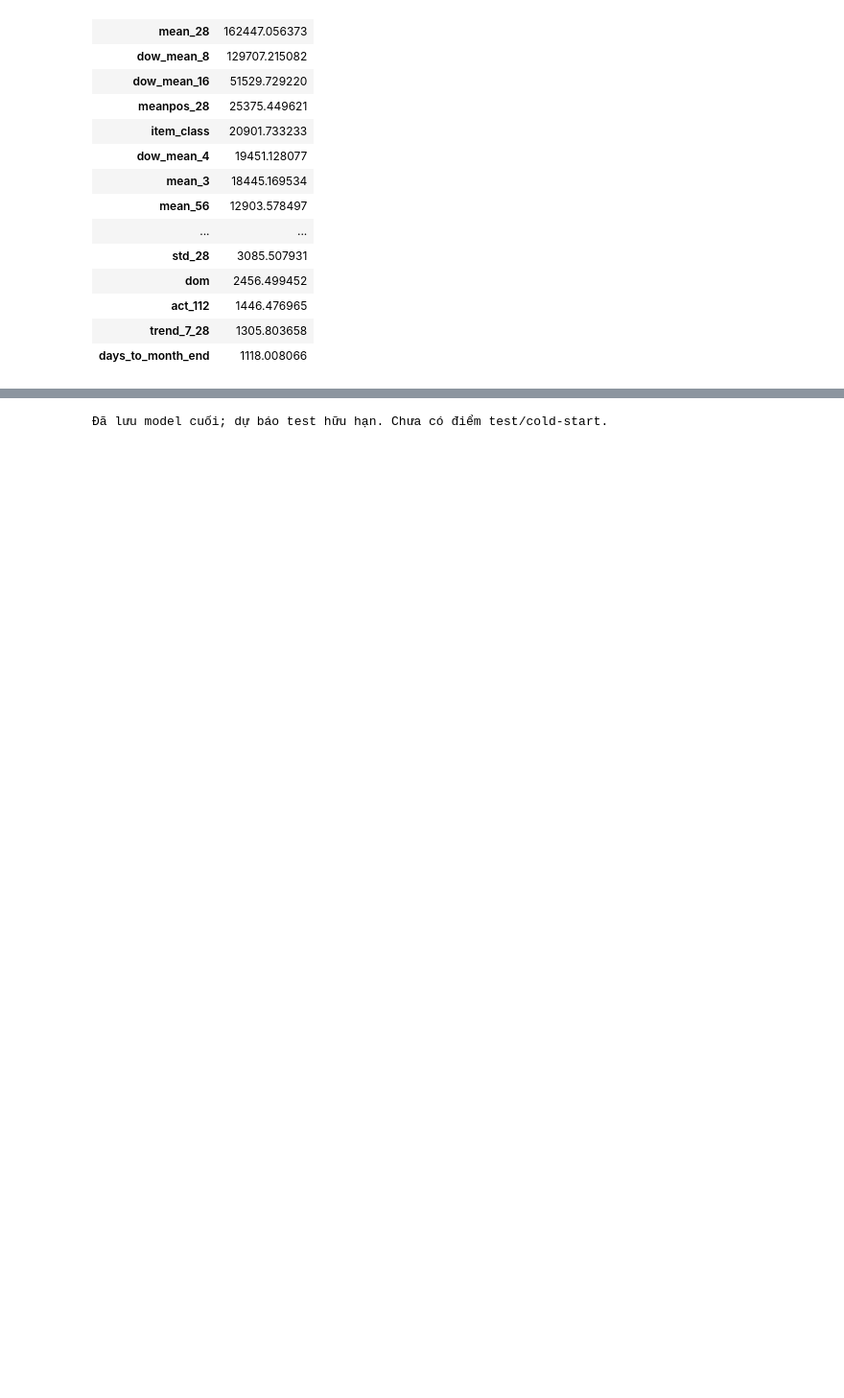
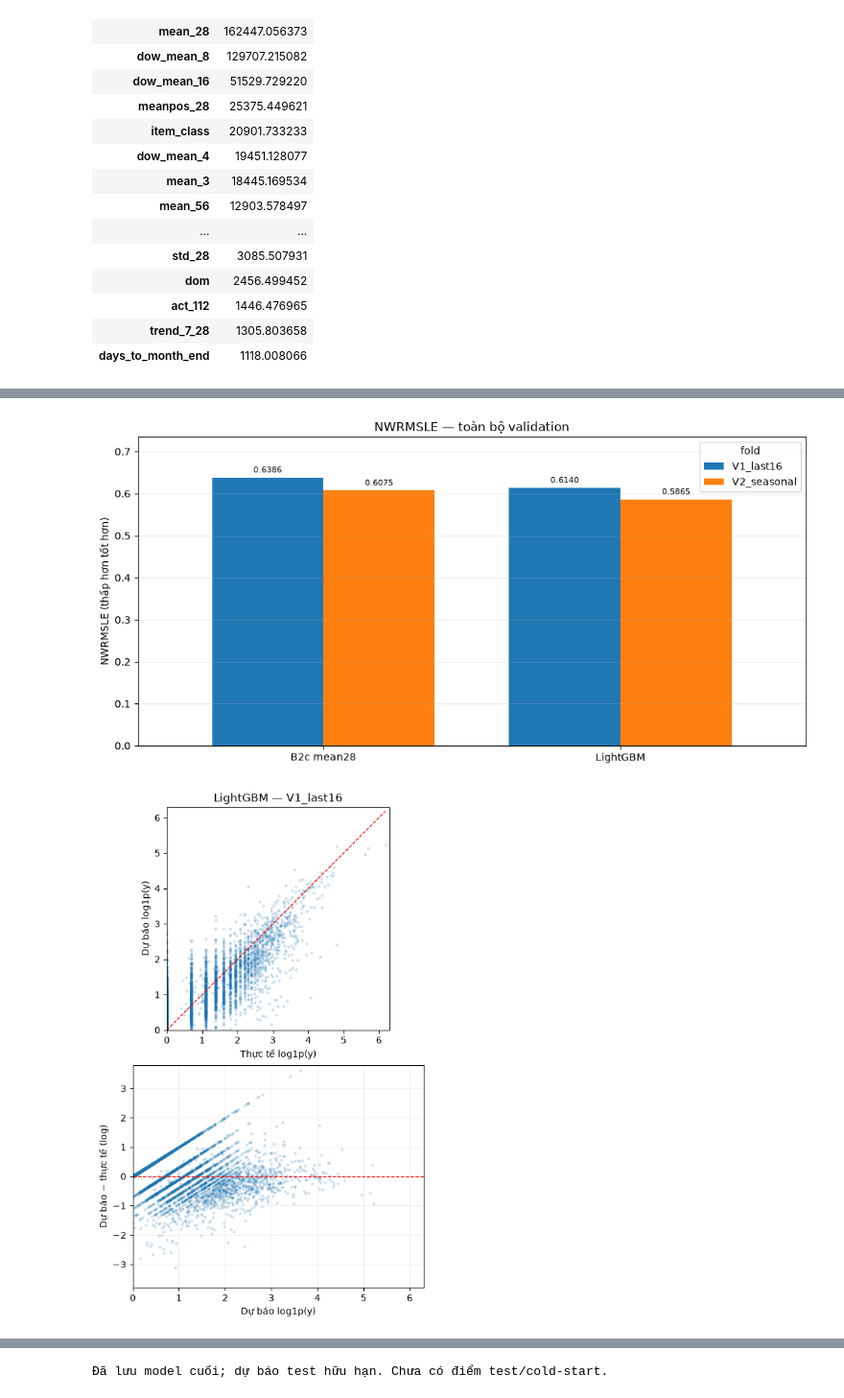
Before and after one commit to AlligatorTHPhat/Machine-learning-project-Grocery-sales-forecast, a Jupyter notebook: notebooks/05_model_training.ipynb, the cells around one changed output, grey strips where cells are left out. Shown at 96% size. Cells and saved outputs as stored; diff of their text form; code cells hidden in the pictures; blank space fills up the shorter version.

```diff
--- a/notebooks/05_model_training.ipynb
+++ b/notebooks/05_model_training.ipynb
@@ -411,0 +416,65 @@ safe : tốt hơn B2c trên cả hai fold
+# %%
+# So sánh điểm của các mô hình đã chạy với B2c.
+visual_names={'safe':'LightGBM','ridge_safe':'Ridge','extratrees_safe':'ExtraTrees'}
+vis=summary[summary.experiment.isin(visual_names)].copy()
+vis['model_name']=vis.experiment.map(visual_names)
+bar_data=vis.pivot(index='model_name',columns='fold',values='model')
+base=summary.groupby('fold')['B2c_mean28'].first()
+bar_data.loc['B2c mean28']=base.reindex(bar_data.columns)
+bar_data=bar_data.reindex([x for x in ['B2c mean28','LightGBM','Ridge','ExtraTrees'] if x in bar_data.index])
+ax=bar_data.plot.bar(figsize=(10,5),rot=0,width=.75)
+ax.set(title='NWRMSLE — toàn bộ validation',xlabel='',ylabel='NWRMSLE (thấp hơn tốt hơn)')
+ax.grid(axis='y',alpha=.25)
+for container in ax.containers:
+    ax.bar_label(container,fmt='%.4f',fontsize=8,padding=3)
+ax.margins(y=.15)
+ax.figure.tight_layout()
+ax.figure.savefig(REPORT_DIR/'05_model_comparison.png',dpi=150,bbox_inches='tight')
+plt.show()
+
+# 2. Lấy mẫu đều theo dòng bằng random priority; chỉ giữ tối đa n dòng trong RAM.
+def sample_prediction_file(path,n=5000,seed=42):
+    rng=np.random.default_rng(seed)
+    kept=pd.DataFrame()
+    for batch in pq.ParquetFile(path).iter_batches(batch_size=8192,columns=['y_log','pred_log']):
+        part=batch.to_pandas()
+        part['_priority']=rng.random(len(part))
+        kept=pd.concat([kept,part],ignore_index=True).nsmallest(n,'_priority')
+    return kept.drop(columns='_priority')
+
+for fold in folds:
+    available=[(exp,name,PRED_DIR/f"{fold['fold']}_{exp}.parquet")
+               for exp,name in visual_names.items()
+               if exp in set(vis.loc[vis.fold == fold['fold'], 'experiment'])
+               and (PRED_DIR/f"{fold['fold']}_{exp}.parquet").is_file()]
+    if not available:
+        print(f"{fold['fold']}: chưa có file dự báo để vẽ scatter.")
+        continue
+    samples=[sample_prediction_file(path,seed=SEED) for _,_,path in available]
+    # Chỉ so sánh trên cùng các nhãn mẫu; khác nhau thì dừng để kiểm tra nguồn file.
+    for sample in samples[1:]:
+        assert np.array_equal(sample.y_log.to_numpy(),samples[0].y_log.to_numpy()), 'Mẫu giữa model không khớp.'
+    upper=max(float(max(s.y_log.max(),s.pred_log.max())) for s in samples)
+    upper=max(upper,.1)
+    residual_limit=max(float(np.abs(s.pred_log-s.y_log).max()) for s in samples)
+    residual_limit=max(residual_limit,.1)
+    fig,axes=plt.subplots(2,len(available),figsize=(5*len(available),8),squeeze=False,constrained_layout=True)
+    for j,((exp,name,path),s) in enumerate(zip(available,samples)):
+        ax=axes[0,j]
+        ax.scatter(s.y_log,s.pred_log,s=5,alpha=.15,rasterized=True)
+        ax.plot([0,upper],[0,upper],'r--',linewidth=1)
+        ax.set(title=f'{name} — {fold["fold"]}',xlabel='Thực tế log1p(y)',ylabel='Dự báo log1p(y)',
+               xlim=(0,upper*1.02),ylim=(0,upper*1.02))
+        ax.set_aspect('equal',adjustable='box')
+        residual=s.pred_log-s.y_log
+        ax=axes[1,j]
+        ax.scatter(s.pred_log,residual,s=5,alpha=.15,rasterized=True)
+        ax.axhline(0,color='red',linestyle='--',linewidth=1)
+        ax.set(xlabel='Dự báo log1p(y)',ylabel='Dự báo − thực tế (log)',
+               xlim=(0,upper*1.02),ylim=(-residual_limit*1.05,residual_limit*1.05))
+        ax.grid(alpha=.2)
+    fig.savefig(REPORT_DIR/f"05_regression_diagnostics_{fold['fold']}.png",dpi=150,bbox_inches='tight')
+    plt.show()
+# %% [output]
+[figure, added]
+[figure, added]
```
Also changed, not shown: parts of 9 cells of this notebook.
